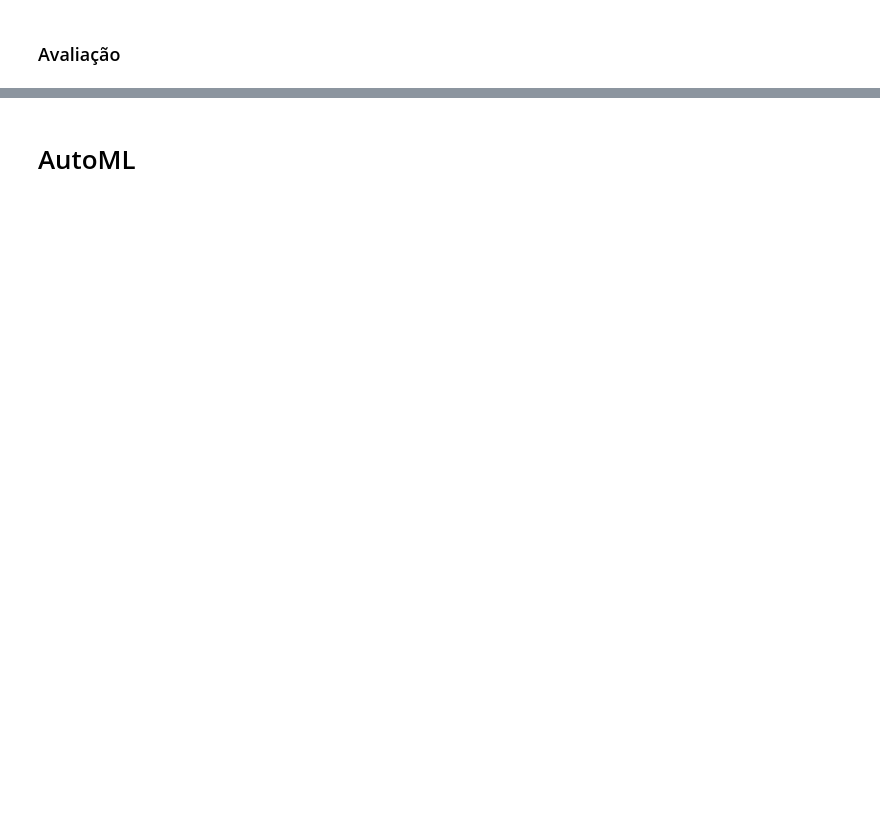
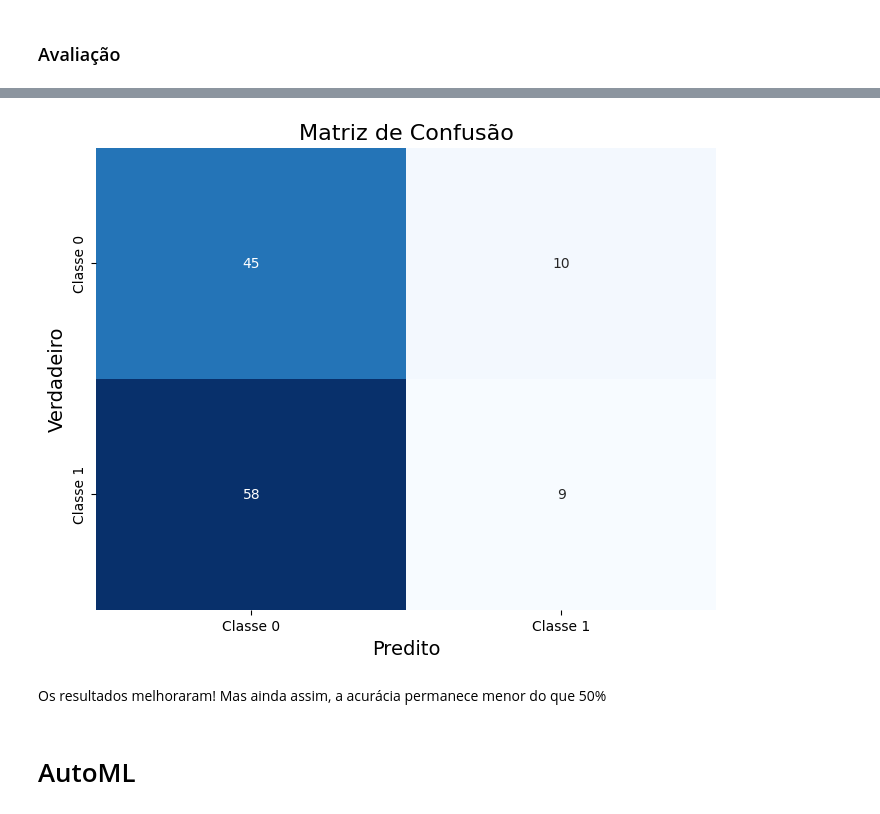
Before and after one commit to jcfl1/Stock-Prices-Prediction, a Jupyter notebook: xgboost.ipynb, the cells around one changed output, grey strips where cells are left out. Drawn from its saved outputs; the diff is of its cells as text; code cells hidden in the pictures; blank space fills up the shorter version.

Commit message:
Almost finishing XGBoost code and investigating correlations

```diff
--- a/xgboost.ipynb
+++ b/xgboost.ipynb
@@ -255,0 +359,16 @@ for i, trial in enumerate(best_trials):
+# %%
+def get_highly_correlated_features(correlation_matrix, threshold):
+  correlated_pairs = []
+  for i in range(len(correlation_matrix.columns)):
+    for j in range(i):
+      if abs(correlation_matrix.iloc[i, j]) > threshold:
+        pair = (correlation_matrix.columns[i], correlation_matrix.columns[j])
+        coefficient = correlation_matrix.iloc[i, j]
+        correlated_pairs.append((pair, coefficient))
+  return sorted(correlated_pairs, key= lambda pair: pair[1], reverse=True)
+
+MAX_CORRELATION = 0.90
+
+corr_matrix = X_petr4_train.corr(method='spearman').abs()
+correlation_list = get_highly_correlated_features(corr_matrix, MAX_CORRELATION)
+len(correlation_list), correlation_list[:10]
@@ -255,0 +389,10 @@ for i, trial in enumerate(best_trials):
+# %%
+# Drop high correlated features in correlation list
+
+f2drop = []
+for feature_pair, _ in correlation_list:
+  if feature_pair[0] not in f2drop and feature_pair[1] not in f2drop:
+    f2drop.append(feature_pair[1])
+
+X_petr4_train_reduced = X_petr4_train.drop(f2drop, axis='columns')
+X_petr4_test_reduced = X_petr4_test.drop(f2drop, axis='columns')
@@ -255,0 +459,6 @@ for i, trial in enumerate(best_trials):
+# %%
+best_params = {'eta': 0.019028892621096086, 'max_depth': 2, 'lambda': 0.3047770889382631}
+model = XGBClassifier(**best_params)
+
+# Treinando o modelo no conjunto de treinamento completo
+model = model.fit(X_petr4_train_reduced, y_petr4_train)
@@ -255,0 +477,5 @@ for i, trial in enumerate(best_trials):
+# %%
+# Avaliando o modelo
+y_pred = model.predict(X_petr4_test_reduced)
+report = classification_report(y_petr4_test, y_pred, digits=4)
+print(report)
@@ -256,3 +491,9 @@ for i, trial in enumerate(best_trials):
+# %%
+plot_confusion_matrix(y_petr4_test, y_pred)
+# %% [output]
+[figure, added]
+# %% [markdown]
+Os resultados melhoraram! Mas ainda assim, a acurácia permanece menor do que 50%
 # %% [markdown]
 # AutoML
 # %%
```
Also changed, not shown: parts of 96 cells of this notebook, 2 other files.
